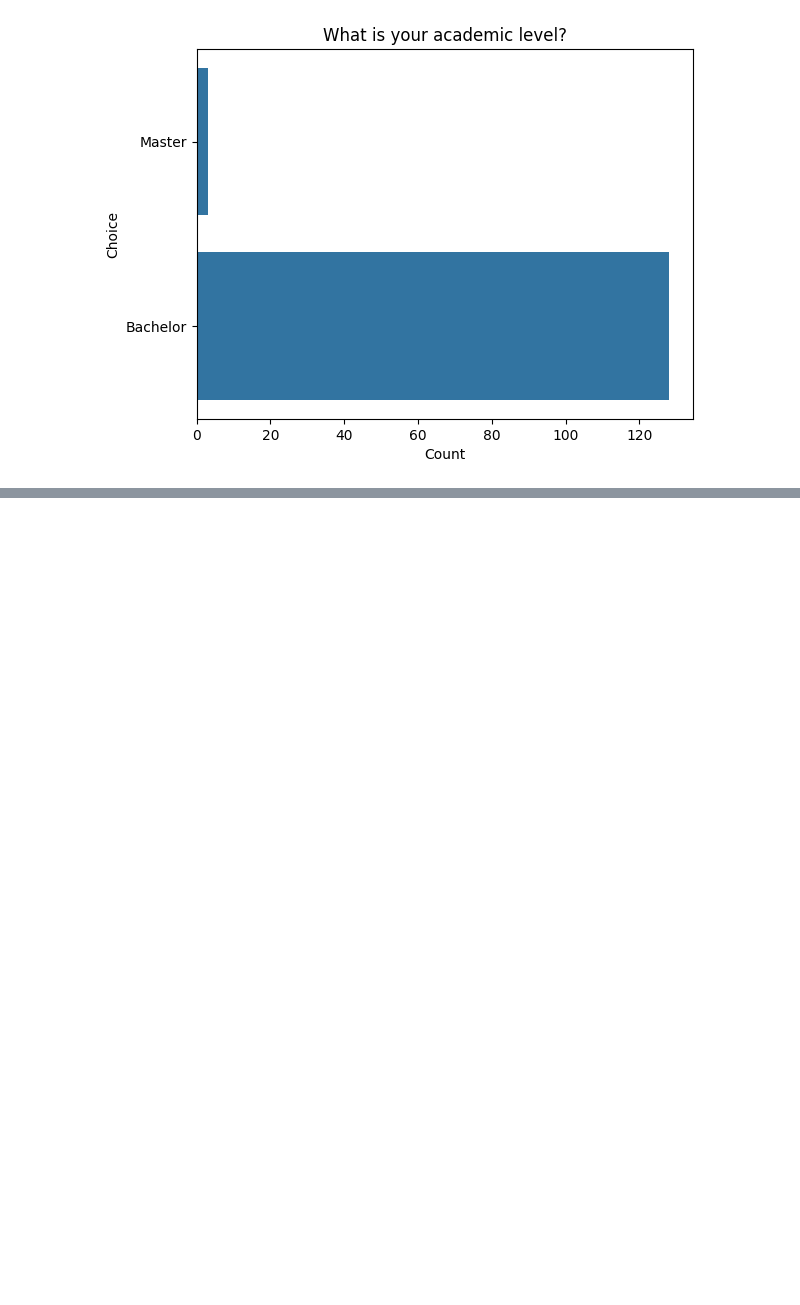
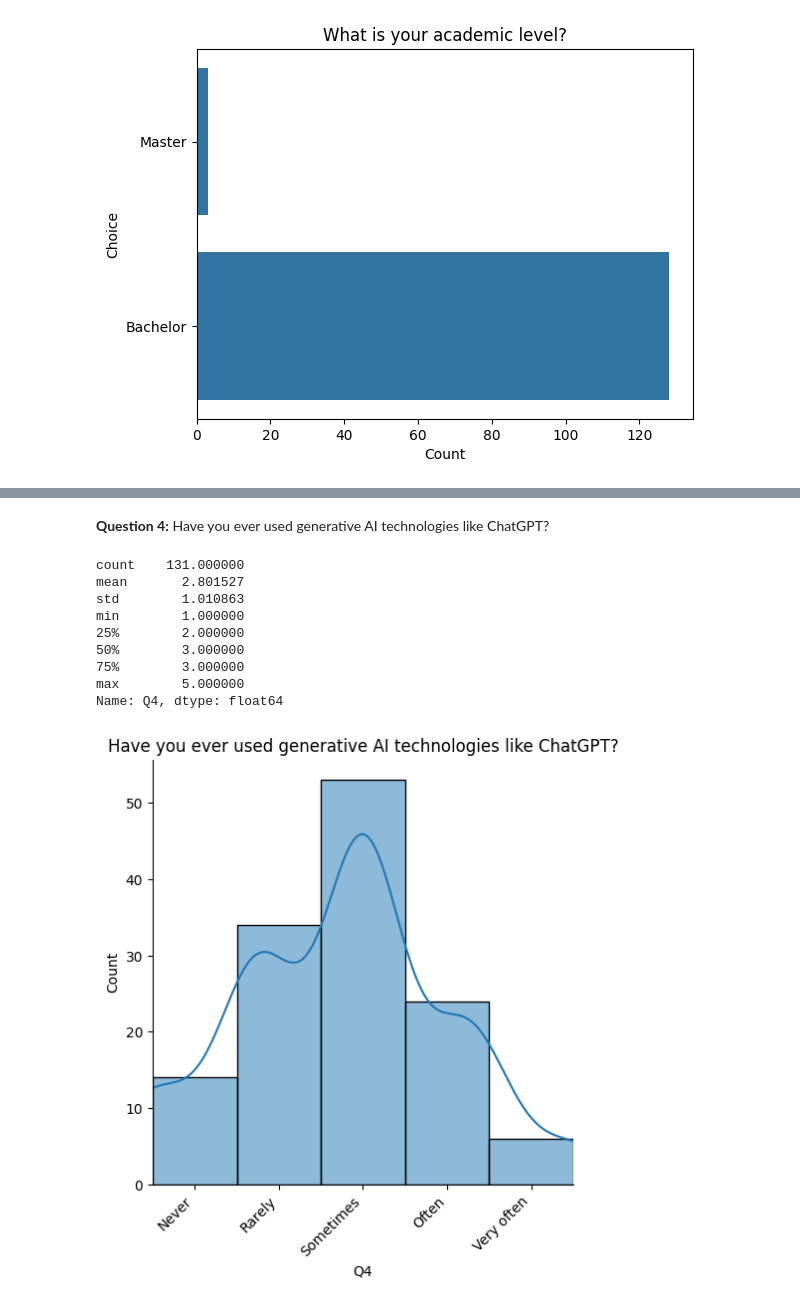
Before and after one commit to AndrejFinki/S7.IRP, a Jupyter notebook: src/dataset_2.ipynb, the cells around one changed output, grey strips where cells are left out. Saved outputs shown, nothing was run; the diff lists cells and outputs as text; code cells hidden in the pictures; blank space fills up the shorter version.

```diff
--- a/src/dataset_2.ipynb
+++ b/src/dataset_2.ipynb
@@ -20,3 +20,6 @@ survey.head()
 | 3 | 5.15.2023 15:17:41 | Bachelor | International Economic Relations | Female | Rarely | Agree | Agree | Agree | Disagree | Agree | ... | ... |
 | 4 | 5.15.2023 15:19:02 | Bachelor | International Economic Relations | Female | Sometimes | Agree | Agree | Neutral | Disagree | Agree | ... | ... |
 5 rows × 34 columns
+# %%
+survey_coded = pandas.read_csv( '../data/Chatbots Impact on University Learning/chatbots_cleaned_coded.csv' )
+survey_coded.head()
@@ -74,6 +85,9 @@ def generate_barplot( data, title = "" ):
     matplotlib.pyplot.title( title )
 
     matplotlib.pyplot.show()
+# %%
+frequency_text_responses = ["Never", "Rarely", "Sometimes", "Often", "Very often"]
+agreement_text_responses = ["Strongly Disagree", "Disagree", "Neutral", "Agree", "Strongly Agree"]
 # %% [markdown]
 **Question 1:** What is your academic level?
 # %%
@@ -82,0 +109,15 @@ generate_barplot( survey['Q1'], "What is your academic level?" )
+# %% [markdown]
+**Question 4:** Have you ever used generative AI technologies like ChatGPT?
+# %%
+generate_distplot_text( survey_coded['Q4'], frequency_text_responses, 5, "Have you ever used generative AI technologies like ChatGPT?" )
+# %% [output]
+count    131.000000
+mean       2.801527
+std        1.010863
+min        1.000000
+25%        2.000000
+50%        3.000000
+75%        3.000000
+max        5.000000
+Name: Q4, dtype: float64
+[figure, added]
```
Also changed, not shown: parts of 15 cells of this notebook.
